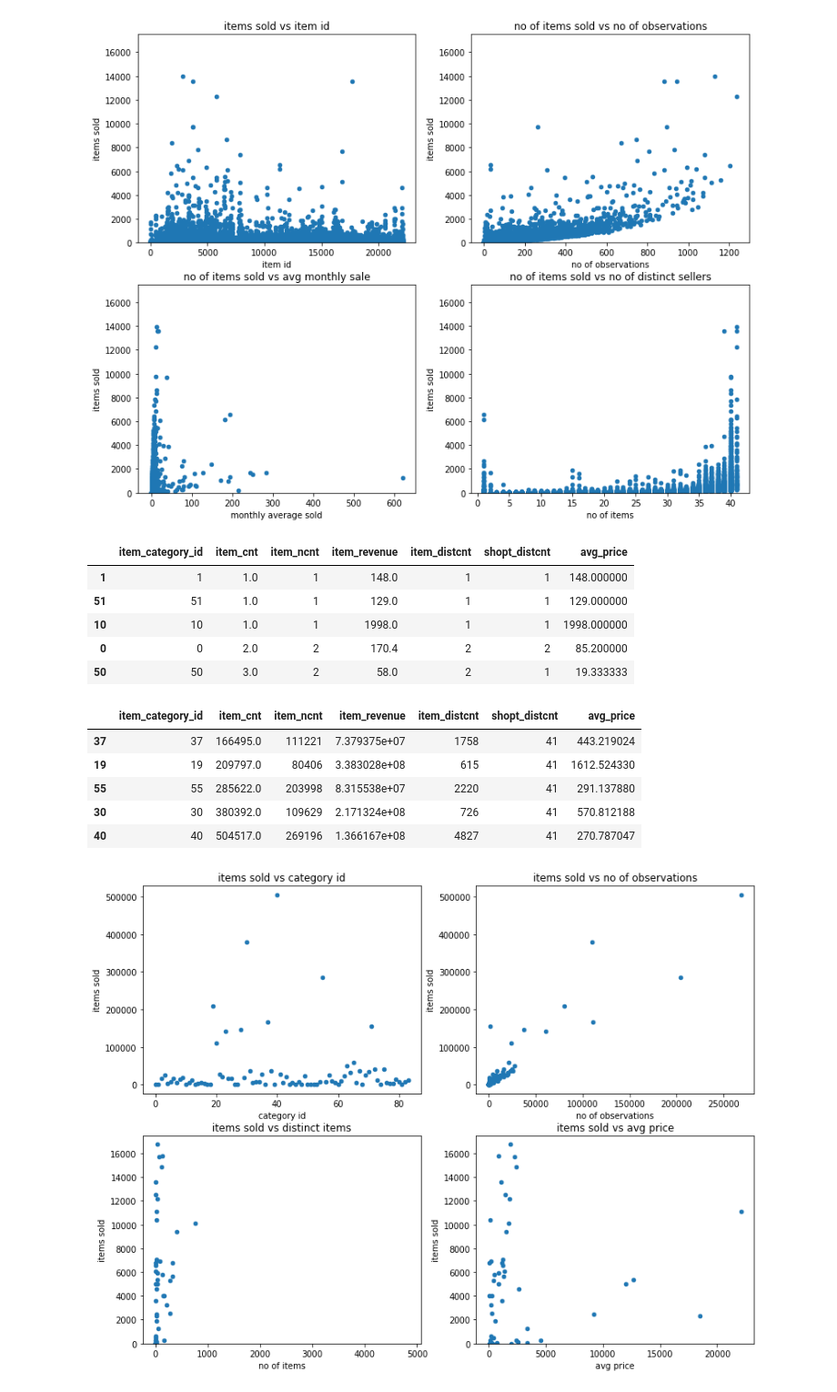
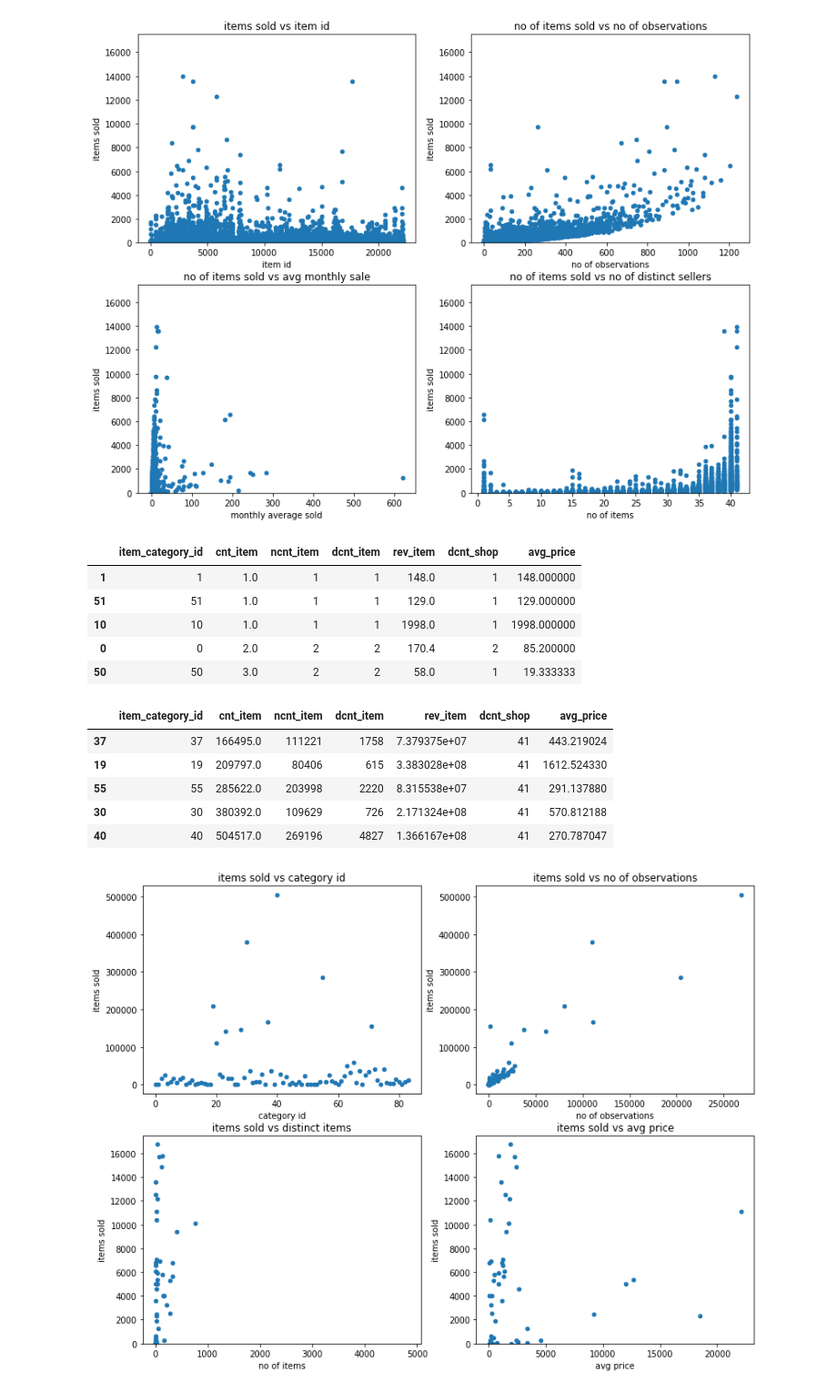
Before and after one commit to fridrichmrtn/hse-advanced-machine-learning, a Jupyter notebook: 02_competitive_data_science/wk06/peda_and_verification.ipynb, the cells around one changed output. Shown: that part at 91% size. Cells and saved outputs as stored; diff of their text form; code cells hidden in the pictures.

```diff
--- a/02_competitive_data_science/wk06/peda_and_verification.ipynb
+++ b/02_competitive_data_science/wk06/peda_and_verification.ipynb
@@ -255,8 +255,8 @@ sales_wide = sales_train.merge(items, left_on="item_id", right_on="item_id").\
 # construct aggregated sales
 agg_sales = sales_wide[sales_wide.shop_id.isin(sales_test.shop_id)].\
     groupby(["year", "month", "shop_id", "item_id", "item_category_id", "city"], as_index=False).agg(
-    avg_block=("date_block_num", np.mean),
-    item_cnt=("item_cnt_day",sum),
+    date_block_num=("date_block_num", np.mean),
+    cnt_item=("item_cnt_day",sum),
     avg_price=("item_price",np.mean),
     min_price=("item_price",np.min),
     max_price=("item_price",np.max),
@@ -370,28 +370,28 @@ axs[1,1].set_ylabel("items sold");axs[1,1].set_xlabel("no of items");
 # %%
 # categories
 agg_cats = agg_sales.groupby(["item_category_id"], as_index=False).agg(
-    item_cnt=("item_cnt",sum),
-    item_ncnt=("item_cnt","count"),
-    item_revenue=("sum_revenue",sum),
-    item_distcnt=("item_id", pd.Series.nunique),
-    shopt_distcnt=("shop_id", pd.Series.nunique)).\
-        sort_values("item_cnt")
-agg_cats["avg_price"] = agg_cats.item_revenue/agg_cats.item_cnt
+    cnt_item=("cnt_item",sum),
+    ncnt_item=("cnt_item","count"),
+    dcnt_item=("item_id", pd.Series.nunique),
+    rev_item=("sum_revenue",sum),
+    dcnt_shop=("shop_id", pd.Series.nunique)).\
+        sort_values("cnt_item")
+agg_cats["avg_price"] = agg_cats.rev_item/agg_cats.cnt_item
 display(agg_cats.head(5))
 display(agg_cats.tail(5))
 # %% [output]
-|  | item_category_id | item_cnt | item_ncnt | item_revenue | item_distcnt | shopt_distcnt | avg_price |
-| 1 | 1 | 1.0 | 1 | 148.0 | 1 | 1 | 148.000000 |
-| 51 | 51 | 1.0 | 1 | 129.0 | 1 | 1 | 129.000000 |
-| 10 | 10 | 1.0 | 1 | 1998.0 | 1 | 1 | 1998.000000 |
-| 0 | 0 | 2.0 | 2 | 170.4 | 2 | 2 | 85.200000 |
-| 50 | 50 | 3.0 | 2 | 58.0 | 2 | 1 | 19.333333 |
+|  | item_category_id | cnt_item | ncnt_item | dcnt_item | rev_item | dcnt_shop | avg_price |
+| 1 | 1 | 1.0 | 1 | 1 | 148.0 | 1 | 148.000000 |
+| 51 | 51 | 1.0 | 1 | 1 | 129.0 | 1 | 129.000000 |
+| 10 | 10 | 1.0 | 1 | 1 | 1998.0 | 1 | 1998.000000 |
+| 0 | 0 | 2.0 | 2 | 2 | 170.4 | 2 | 85.200000 |
+| 50 | 50 | 3.0 | 2 | 2 | 58.0 | 1 | 19.333333 |
-|  | item_category_id | item_cnt | item_ncnt | item_revenue | item_distcnt | shopt_distcnt | avg_price |
-| 37 | 37 | 166495.0 | 111221 | 7.379375e+07 | 1758 | 41 | 443.219024 |
-| 19 | 19 | 209797.0 | 80406 | 3.383028e+08 | 615 | 41 | 1612.524330 |
-| 55 | 55 | 285622.0 | 203998 | 8.315538e+07 | 2220 | 41 | 291.137880 |
-| 30 | 30 | 380392.0 | 109629 | 2.171324e+08 | 726 | 41 | 570.812188 |
-| 40 | 40 | 504517.0 | 269196 | 1.366167e+08 | 4827 | 41 | 270.787047 |
+|  | item_category_id | cnt_item | ncnt_item | dcnt_item | rev_item | dcnt_shop | avg_price |
+| 37 | 37 | 166495.0 | 111221 | 1758 | 7.379375e+07 | 41 | 443.219024 |
+| 19 | 19 | 209797.0 | 80406 | 615 | 3.383028e+08 | 41 | 1612.524330 |
+| 55 | 55 | 285622.0 | 203998 | 2220 | 8.315538e+07 | 41 | 291.137880 |
+| 30 | 30 | 380392.0 | 109629 | 726 | 2.171324e+08 | 41 | 570.812188 |
+| 40 | 40 | 504517.0 | 269196 | 4827 | 1.366167e+08 | 41 | 270.787047 |
 # %%
 fig, axs = plt.subplots(2,2, figsize=(13,10))
 
```
Also changed, not shown: parts of 18 cells of this notebook, 2 other files.
